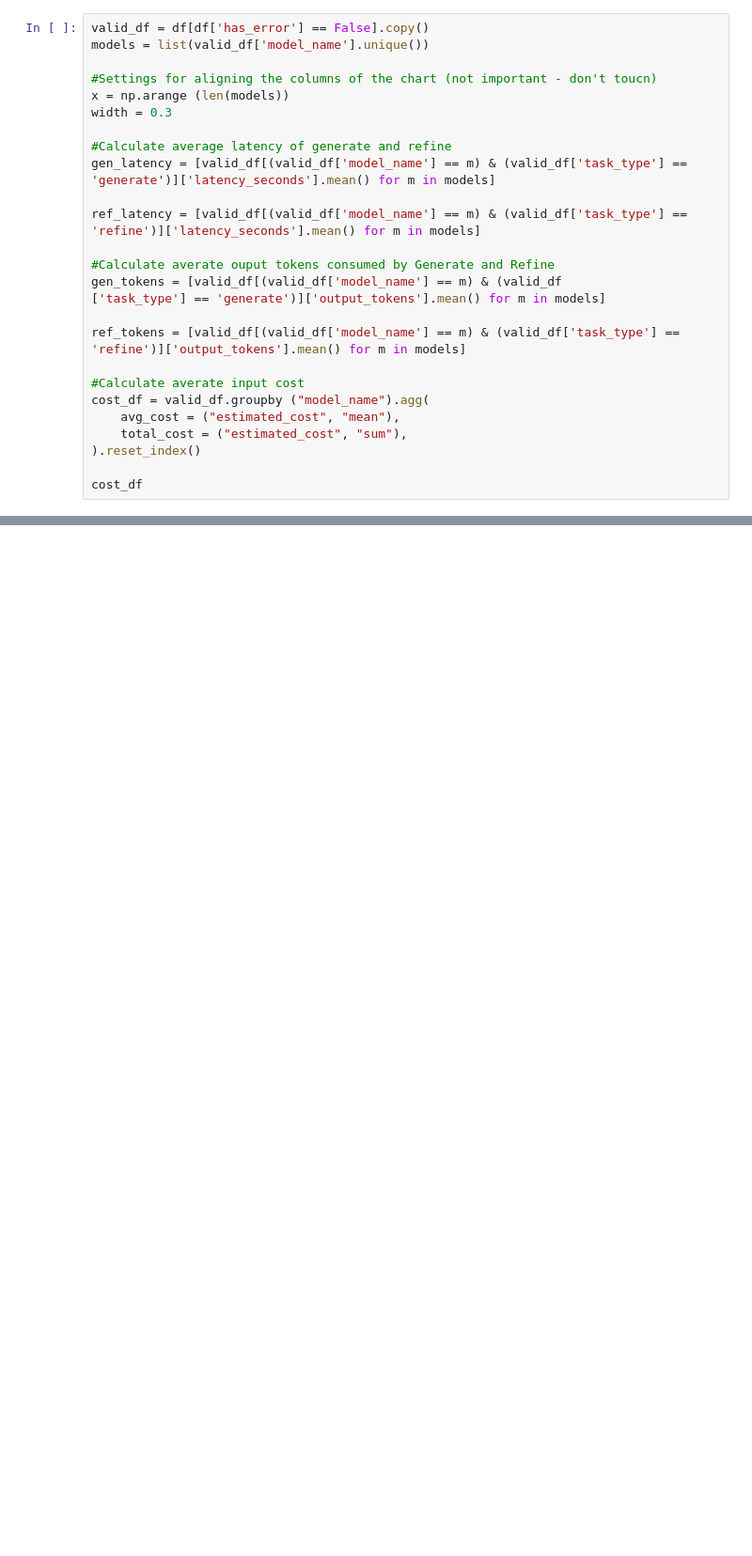
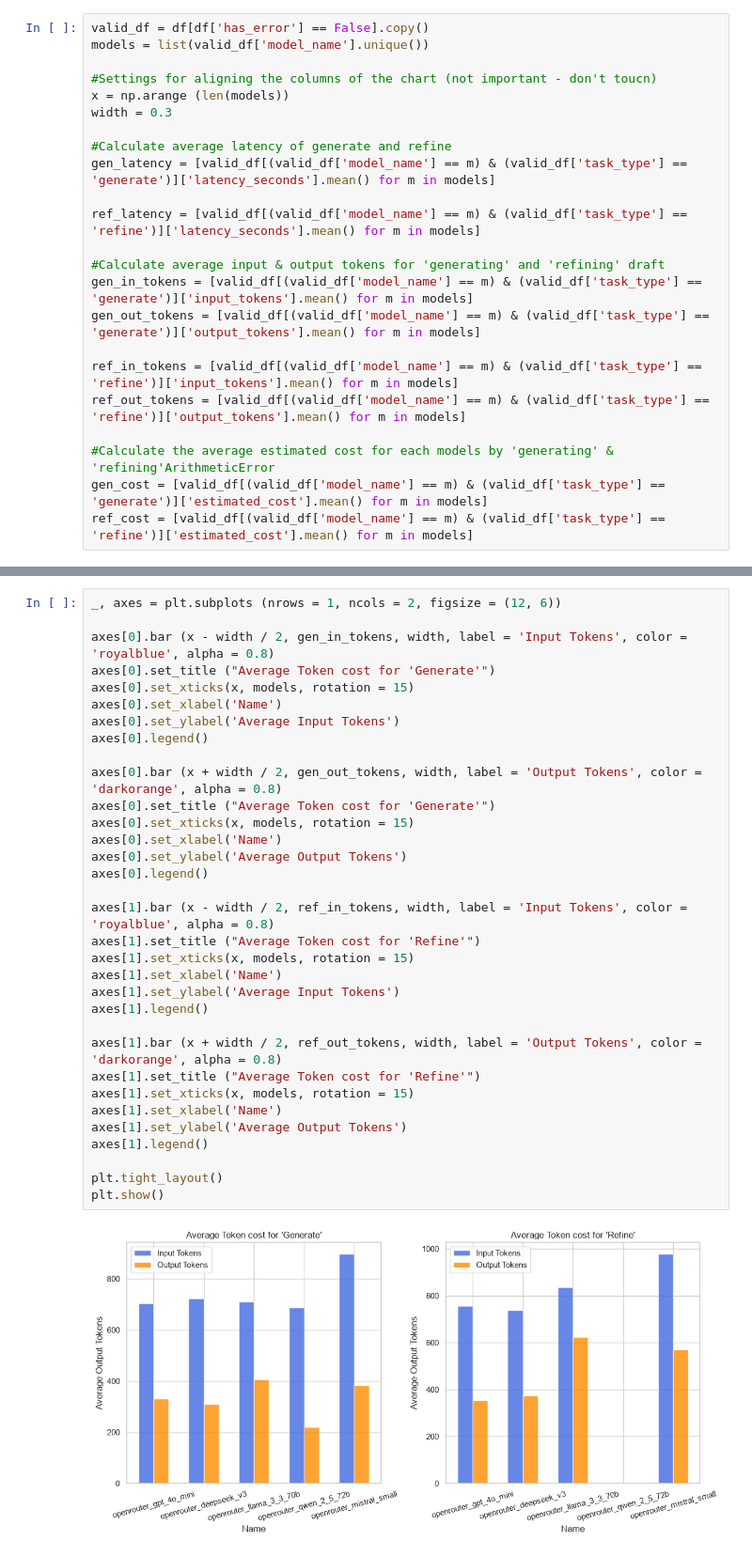
Before and after one commit to AlexDaPiggie/LinkedIn_Job_Description_GenAI, a Jupyter notebook: src/evaluation/Model_Comparison_Analysis.ipynb, the cells around one changed output, grey strips where cells are left out. Shown at 94% size. Saved outputs shown, nothing was run; the diff lists cells and outputs as text; blank space fills up the shorter version.

Commit message:
update the model sequence, already verify the new features

```diff
--- a/src/evaluation/Model_Comparison_Analysis.ipynb
+++ b/src/evaluation/Model_Comparison_Analysis.ipynb
@@ -115,16 +115,13 @@ gen_latency = [valid_df[(valid_df['model_name'] == m) & (valid_df['task_type'] =
 
 ref_latency = [valid_df[(valid_df['model_name'] == m) & (valid_df['task_type'] == 'refine')]['latency_seconds'].mean() for m in models]
 
-#Calculate averate ouput tokens consumed by Generate and Refine
-gen_tokens = [valid_df[(valid_df['model_name'] == m) & (valid_df
-['task_type'] == 'generate')]['output_tokens'].mean() for m in models]
+#Calculate average input & output tokens for 'generating' and 'refining' draft
+gen_in_tokens = [valid_df[(valid_df['model_name'] == m) & (valid_df['task_type'] == 'generate')]['input_tokens'].mean() for m in models]
+gen_out_tokens = [valid_df[(valid_df['model_name'] == m) & (valid_df['task_type'] == 'generate')]['output_tokens'].mean() for m in models]
 
-ref_tokens = [valid_df[(valid_df['model_name'] == m) & (valid_df['task_type'] == 'refine')]['output_tokens'].mean() for m in models]
+ref_in_tokens = [valid_df[(valid_df['model_name'] == m) & (valid_df['task_type'] == 'refine')]['input_tokens'].mean() for m in models]
+ref_out_tokens = [valid_df[(valid_df['model_name'] == m) & (valid_df['task_type'] == 'refine')]['output_tokens'].mean() for m in models]
 
-#Calculate averate input cost
-cost_df = valid_df.groupby ("model_name").agg(
-    avg_cost = ("estimated_cost", "mean"),
-    total_cost = ("estimated_cost", "sum"),
-).reset_index()
-
-cost_df
+#Calculate the average estimated cost for each models by 'generating' & 'refining'ArithmeticError
+gen_cost = [valid_df[(valid_df['model_name'] == m) & (valid_df['task_type'] == 'generate')]['estimated_cost'].mean() for m in models]
+ref_cost = [valid_df[(valid_df['model_name'] == m) & (valid_df['task_type'] == 'refine')]['estimated_cost'].mean() for m in models]
@@ -163,0 +141,35 @@ plt.show()
+# %%
+_, axes = plt.subplots (nrows = 1, ncols = 2, figsize = (12, 6))
+
+axes[0].bar (x - width / 2, gen_in_tokens, width, label = 'Input Tokens', color = 'royalblue', alpha = 0.8)
+axes[0].set_title ("Average Token cost for 'Generate'")
+axes[0].set_xticks(x, models, rotation = 15)
+axes[0].set_xlabel('Name')
+axes[0].set_ylabel('Average Input Tokens')
+axes[0].legend()
+
+axes[0].bar (x + width / 2, gen_out_tokens, width, label = 'Output Tokens', color = 'darkorange', alpha = 0.8)
+axes[0].set_title ("Average Token cost for 'Generate'")
+axes[0].set_xticks(x, models, rotation = 15)
+axes[0].set_xlabel('Name')
+axes[0].set_ylabel('Average Output Tokens')
+axes[0].legend()
+
+axes[1].bar (x - width / 2, ref_in_tokens, width, label = 'Input Tokens', color = 'royalblue', alpha = 0.8)
+axes[1].set_title ("Average Token cost for 'Refine'")
+axes[1].set_xticks(x, models, rotation = 15)
+axes[1].set_xlabel('Name')
+axes[1].set_ylabel('Average Input Tokens')
+axes[1].legend()
+
+axes[1].bar (x + width / 2, ref_out_tokens, width, label = 'Output Tokens', color = 'darkorange', alpha = 0.8)
+axes[1].set_title ("Average Token cost for 'Refine'")
+axes[1].set_xticks(x, models, rotation = 15)
+axes[1].set_xlabel('Name')
+axes[1].set_ylabel('Average Output Tokens')
+axes[1].legend()
+
+plt.tight_layout()
+plt.show()
+# %% [output]
+[figure, added]
```
Also changed, not shown: parts of 8 cells of this notebook, 9 other files.
